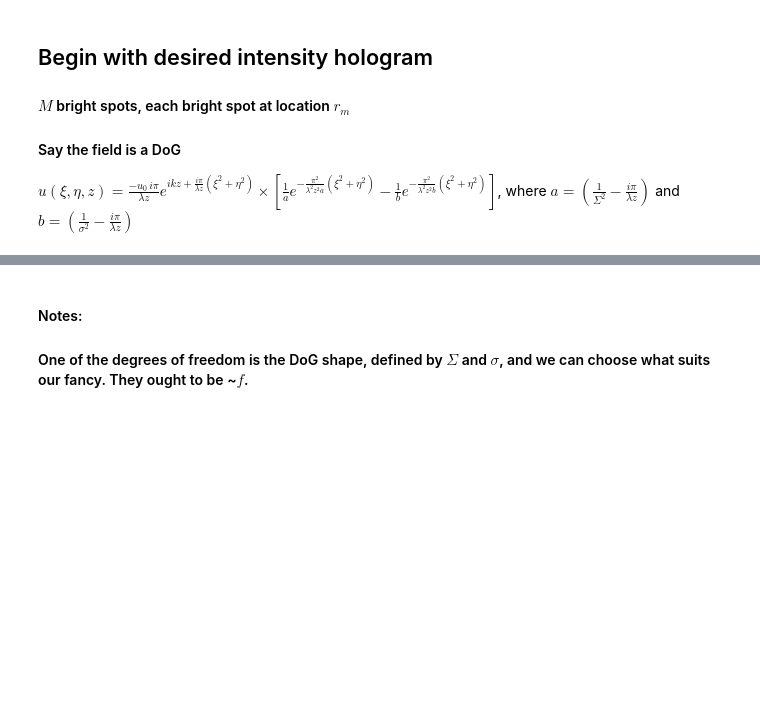
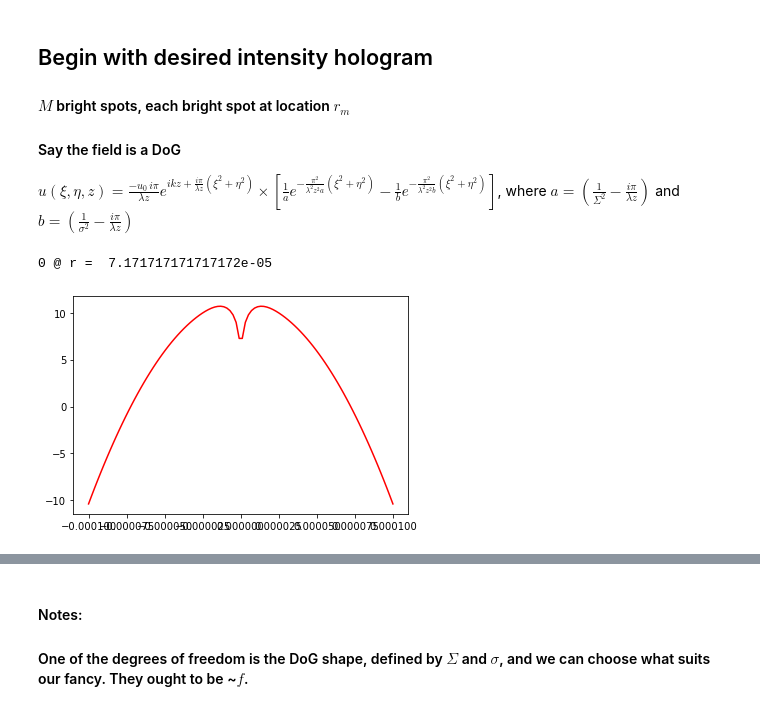
Before and after one commit to jabacousnac/Grier-Lab-Code, a Jupyter notebook: TrapOptimization.ipynb, the cells around one changed output, grey strips where cells are left out. Drawn from its saved outputs; the diff is of its cells as text; code cells hidden in the pictures; blank space fills up the shorter version.

```diff
--- a/TrapOptimization.ipynb
+++ b/TrapOptimization.ipynb
@@ -66,3 +66,27 @@ def get_int_d_DoG():
     #plt.xlabel('$\mathrm{log}_{10}$ intensity')
     #plt.show()
     return u_d_DoG
+
+def get_radius():
+    y,z = 0,f
+    kappa = 1j*pi/(wavelength*z) #quantity to simplify calculations
+    Sigma, sigma  = 10*f, 5*f #Sigma (larger value) and sigma define our fat and narrow gaussians resp.
+    a, b = (1/Sigma**2 - kappa), (1/sigma**2 - kappa)
+    xmax, dx = 10e-5, 10e-7
+    xlist = np.linspace(-xmax, xmax, int(xmax/dx))
+    intlist = [] #intensity list
+    for x in xlist:
+        u = -kappa*u_0 *  np.exp(1j*k*z + kappa*(x**2+y**2)) * \
+        ((1/a) * np.exp(-pi**2 * (x**2+y**2) /(wavelength**2*z**2*a)) - \
+        (1/b) * np.exp(-pi**2 * (x**2+y**2) /(wavelength**2*z**2*b)))
+        I = np.imag(u)**2 + np.real(u)**2
+        intlist.append(I)
+    plt.plot(xlist, np.log10(intlist),'r-')
+    index = [q for q, value in enumerate(intlist) if np.log10(value) > 0]
+    print('0 @ r = ', abs(xlist[index[0]]))
+    return
+# %%
+get_radius()
+# %% [output]
+0 @ r =  7.171717171717172e-05
+[figure, added]
```
Also changed, not shown: parts of 5 cells of this notebook.
